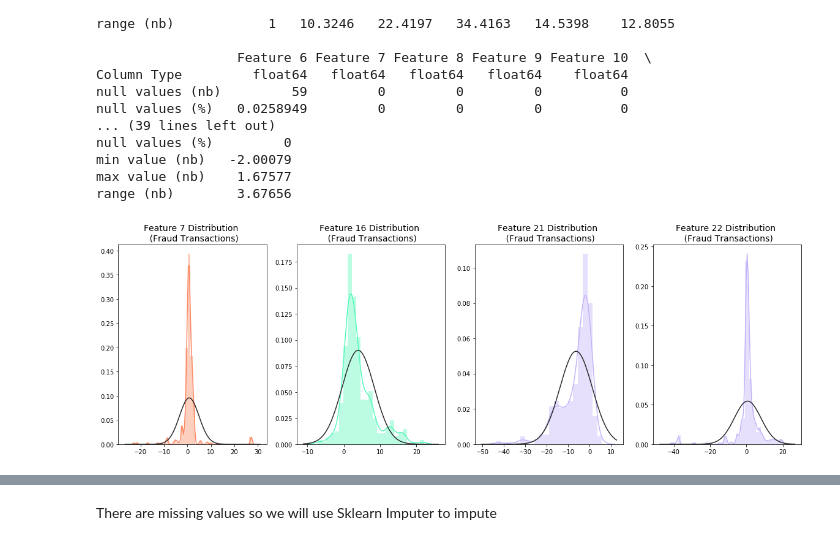
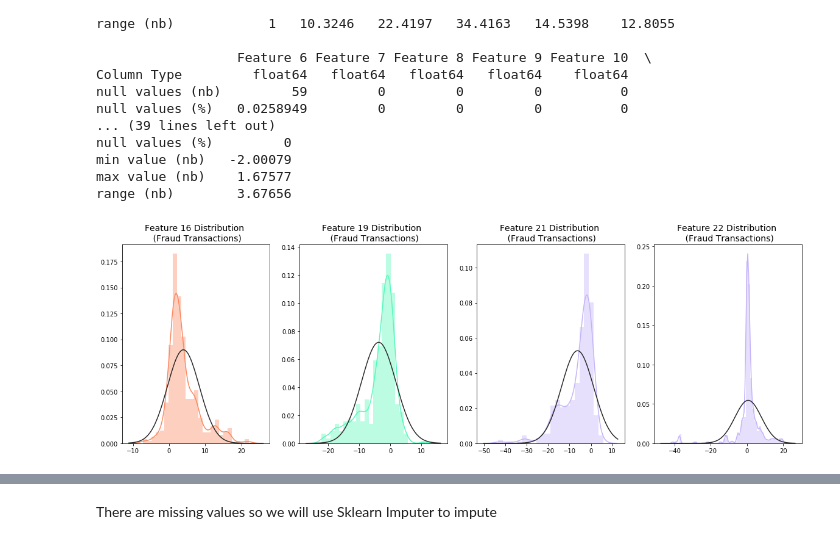
Before and after one commit to shubhamperiwal/fraud_detection, a Jupyter notebook: Final Notebook Muskaan.ipynb, the cells around one changed output, grey strips where cells are left out. Cells and saved outputs as stored; diff of their text form; code cells hidden in the pictures.

```diff
--- a/Final Notebook Muskaan.ipynb
+++ b/Final Notebook Muskaan.ipynb
@@ -182,28 +168,25 @@ max value (nb)    1.67577
 range (nb)        3.67656
 # %%
 #Anomaly Detection
-#Plot Outliers in Boxplot and Remove Outliers
-
-from scipy.stats import norm
 
 f, (ax1, ax2, ax3, ax4) = plt.subplots(1,4, figsize=(20, 6))
 
-v7_fraud_dist = df['Feature 7'].loc[df['Fraud'] == 1].values
+v7_fraud_dist = df['Feature 16'].loc[df['Fraud'] == 1].values
 sns.distplot(v7_fraud_dist,ax=ax1, fit=norm, color='#FB8861')
-ax1.set_title('Feature 7 Distribution \n (Fraud Transactions)', fontsize=14)
+ax1.set_title('Feature 16 Distribution \n (Fraud Transactions)', fontsize=14)
 
-v16_fraud_dist = df['Feature 16'].loc[df['Fraud'] == 1].values
+v16_fraud_dist = df['Feature 19'].loc[df['Fraud'] == 1].values
 sns.distplot(v16_fraud_dist,ax=ax2, fit=norm, color='#56F9BB')
-ax2.set_title('Feature 16 Distribution \n (Fraud Transactions)', fontsize=14)
+ax2.set_title('Feature 19 Distribution \n (Fraud Transactions)', fontsize=14)
 
 v21_fraud_dist = df['Feature 21'].loc[df['Fraud'] == 1].values
 sns.distplot(v21_fraud_dist,ax=ax3, fit=norm, color='#C5B3F9')
 ax3.set_title('Feature 21 Distribution \n (Fraud Transactions)', fontsize=14)
 
 v22_fraud_dist = df['Feature 22'].loc[df['Fraud'] == 1].values
 sns.distplot(v22_fraud_dist,ax=ax4, fit=norm, color='#C5B3F9')
 ax4.set_title('Feature 22 Distribution \n (Fraud Transactions)', fontsize=14)
 
 plt.show()
 # %% [output]
-[figure, old version]
+[figure, new version]
```
Also changed, not shown: parts of 49 cells of this notebook, 4 other files.
